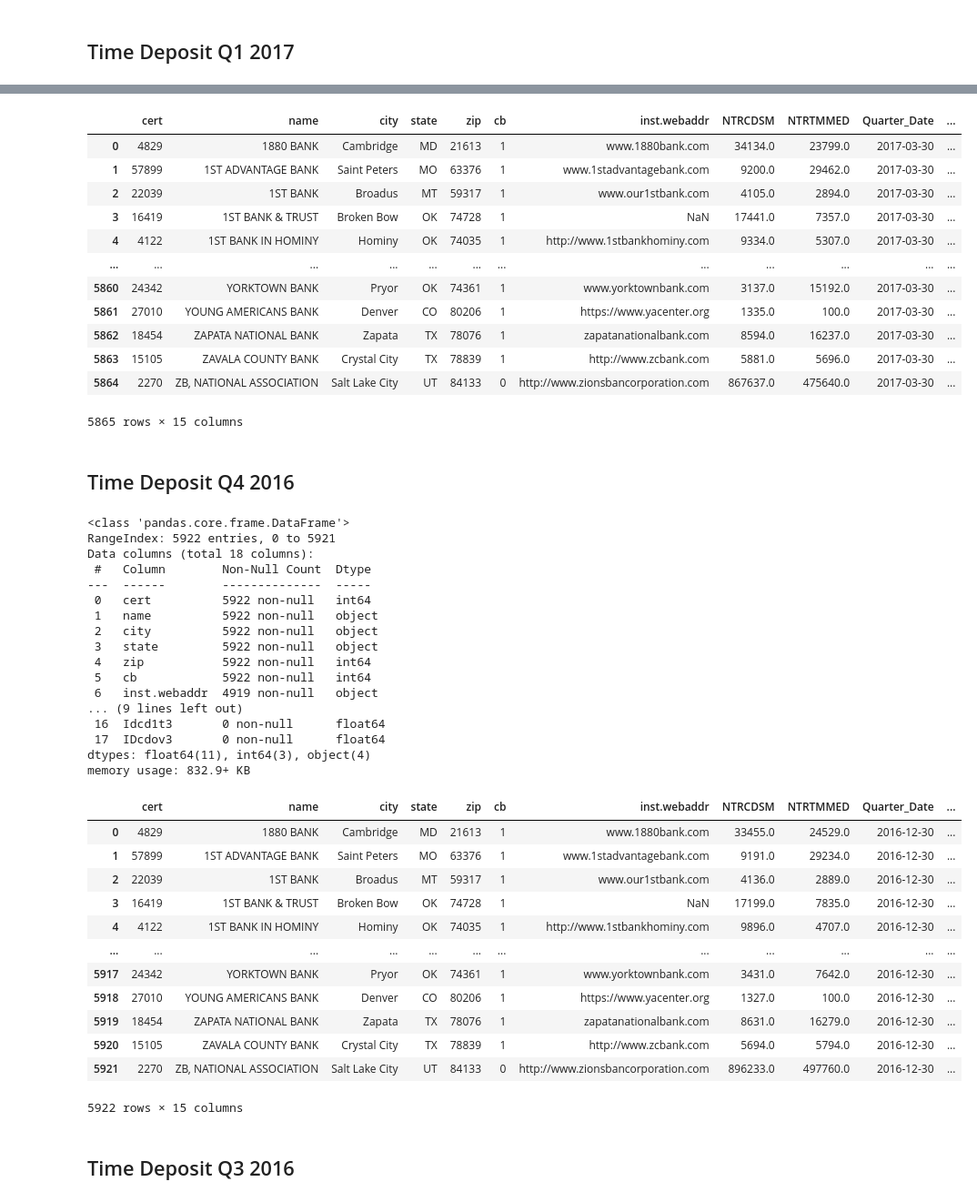
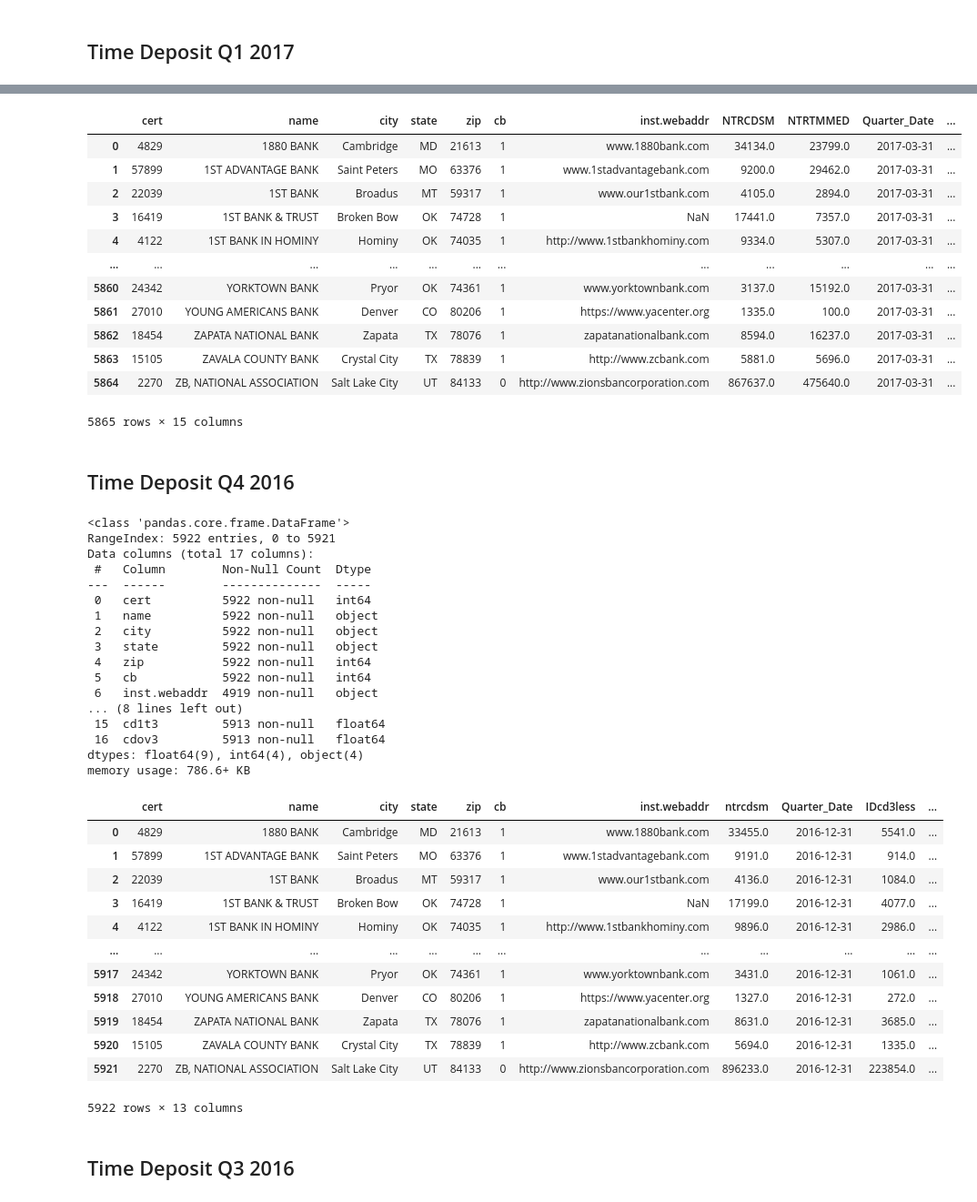
Before and after one commit to StephanieChew-nyc/Stephanie_Chew_Capstone_4, a Jupyter notebook: Stephanie_Chew_Capstone_4.ipynb, the cells around one changed output, grey strips where cells are left out. Shown at 91% size. Saved outputs shown, nothing was run; the diff lists cells and outputs as text; code cells hidden in the pictures.

```diff
--- a/Stephanie_Chew_Capstone_4.ipynb
+++ b/Stephanie_Chew_Capstone_4.ipynb
@@ -840,7 +847,7 @@ Data columns (total 18 columns):
 dtypes: float64(11), int64(3), object(4)
 memory usage: 824.9+ KB
 # %%
-time_dep_q12017['Quarter_Date'] = '03-30-2017'
+time_dep_q12017['Quarter_Date'] = '03-31-2017'
 
 time_dep_q12017 = time_dep_q12017[['cert', 'name', 'city', 'state', 'zip', 'cb', 'inst.webaddr', 'NTRCDSM','NTRTMMED', 'Quarter_Date','IDcd3less', 'IDcd3t12s', 'IDcd1t3s', 'IDcdov3s','NTRTMLGJ']]
 
@@ -848,22 +855,22 @@ time_dep_q12017['Quarter_Date'] = pd.to_datetime(time_dep_q12017['Quarter_Date']
 time_dep_q12017
 # %% [output]
 |  | cert | name | city | state | zip | cb | inst.webaddr | NTRCDSM | NTRTMMED | Quarter_Date | ... |
-| 0 | 4829 | 1880 BANK | Cambridge | MD | 21613 | 1 | www.1880bank.com | 34134.0 | 23799.0 | 2017-03-30 | ... |
-| 1 | 57899 | 1ST ADVANTAGE BANK | Saint Peters | MO | 63376 | 1 | www.1stadvantagebank.com | 9200.0 | 29462.0 | 2017-03-30 | ... |
-| 2 | 22039 | 1ST BANK | Broadus | MT | 59317 | 1 | www.our1stbank.com | 4105.0 | 2894.0 | 2017-03-30 | ... |
-| 3 | 16419 | 1ST BANK & TRUST | Broken Bow | OK | 74728 | 1 | NaN | 17441.0 | 7357.0 | 2017-03-30 | ... |
-| 4 | 4122 | 1ST BANK IN HOMINY | Hominy | OK | 74035 | 1 | http://www.1stbankhominy.com | 9334.0 | 5307.0 | 2017-03-30 | ... |
+| 0 | 4829 | 1880 BANK | Cambridge | MD | 21613 | 1 | www.1880bank.com | 34134.0 | 23799.0 | 2017-03-31 | ... |
+| 1 | 57899 | 1ST ADVANTAGE BANK | Saint Peters | MO | 63376 | 1 | www.1stadvantagebank.com | 9200.0 | 29462.0 | 2017-03-31 | ... |
+| 2 | 22039 | 1ST BANK | Broadus | MT | 59317 | 1 | www.our1stbank.com | 4105.0 | 2894.0 | 2017-03-31 | ... |
+| 3 | 16419 | 1ST BANK & TRUST | Broken Bow | OK | 74728 | 1 | NaN | 17441.0 | 7357.0 | 2017-03-31 | ... |
+| 4 | 4122 | 1ST BANK IN HOMINY | Hominy | OK | 74035 | 1 | http://www.1stbankhominy.com | 9334.0 | 5307.0 | 2017-03-31 | ... |
 | ... | ... | ... | ... | ... | ... | ... | ... | ... | ... | ... | ... |
-| 5860 | 24342 | YORKTOWN BANK | Pryor | OK | 74361 | 1 | www.yorktownbank.com | 3137.0 | 15192.0 | 2017-03-30 | ... |
-| 5861 | 27010 | YOUNG AMERICANS BANK | Denver | CO | 80206 | 1 | https://www.yacenter.org | 1335.0 | 100.0 | 2017-03-30 | ... |
-| 5862 | 18454 | ZAPATA NATIONAL BANK | Zapata | TX | 78076 | 1 | zapatanationalbank.com | 8594.0 | 16237.0 | 2017-03-30 | ... |
-| 5863 | 15105 | ZAVALA COUNTY BANK | Crystal City | TX | 78839 | 1 | http://www.zcbank.com | 5881.0 | 5696.0 | 2017-03-30 | ... |
-| 5864 | 2270 | ZB, NATIONAL ASSOCIATION | Salt Lake City | UT | 84133 | 0 | http://www.zionsbancorporation.com | 867637.0 | 475640.0 | 2017-03-30 | ... |
+| 5860 | 24342 | YORKTOWN BANK | Pryor | OK | 74361 | 1 | www.yorktownbank.com | 3137.0 | 15192.0 | 2017-03-31 | ... |
+| 5861 | 27010 | YOUNG AMERICANS BANK | Denver | CO | 80206 | 1 | https://www.yacenter.org | 1335.0 | 100.0 | 2017-03-31 | ... |
+| 5862 | 18454 | ZAPATA NATIONAL BANK | Zapata | TX | 78076 | 1 | zapatanationalbank.com | 8594.0 | 16237.0 | 2017-03-31 | ... |
+| 5863 | 15105 | ZAVALA COUNTY BANK | Crystal City | TX | 78839 | 1 | http://www.zcbank.com | 5881.0 | 5696.0 | 2017-03-31 | ... |
+| 5864 | 2270 | ZB, NATIONAL ASSOCIATION | Salt Lake City | UT | 84133 | 0 | http://www.zionsbancorporation.com | 867637.0 | 475640.0 | 2017-03-31 | ... |
 5865 rows × 15 columns
 # %% [markdown]
 ## Time Deposit Q4 2016
 # %%
-time_dep_q42016 = pd.read_csv('Datasets/All_Reports_20161231_Time Deposits at the $250,000 Threshold.csv')
+time_dep_q42016 = pd.read_csv('Datasets/All_Reports_20161231_Time Deposits at the $100,000 Threshold.csv')
 
 time_dep_q42016.drop(time_dep_q42016.iloc[:, 1:4], axis=1, inplace=True)
 time_dep_q42016.drop(time_dep_q42016.iloc[:, 5:33], axis=1, inplace=True)
@@ -873,7 +880,7 @@ time_dep_q42016.info()
 # %% [output]
 <class 'pandas.core.frame.DataFrame'>
 RangeIndex: 5922 entries, 0 to 5921
-Data columns (total 18 columns):
+Data columns (total 17 columns):
  #   Column        Non-Null Count  Dtype
 ---  ------        --------------  -----
  0   cert          5922 non-null   int64
@@ -883,32 +890,34 @@ Data columns (total 18 columns):
  4   zip           5922 non-null   int64
  5   cb            5922 non-null   int64
  6   inst.webaddr  4919 non-null   object
-... (9 lines left out)
- 16  Idcd1t3       0 non-null      float64
- 17  IDcdov3       0 non-null      float64
-dtypes: float64(11), int64(3), object(4)
-memory usage: 832.9+ KB
+... (8 lines left out)
+ 15  cd1t3         5913 non-null   float64
+ 16  cdov3         5913 non-null   float64
+dtypes: float64(9), int64(4), object(4)
+memory usage: 786.6+ KB
 # %%
-time_dep_q42016['Quarter_Date'] = '12-30-2016'
+time_dep_q42016['Quarter_Date'] = '12-31-2016'
 
-time_dep_q42016 = time_dep_q42016[['cert', 'name', 'city', 'state', 'zip', 'cb', 'inst.webaddr', 'NTRCDSM','NTRTMMED', 'Quarter_Date','IDcd3less', 'IDcd3t12s', 'IDcd1t3s', 'IDcdov3s','NTRTMLGJ']]
+#time_dep_q42016 = time_dep_q42016[['cert', 'name', 'city', 'state', 'zip', 'cb', 'inst.webaddr', 'ntrcdsm', 'Quarter_Date','cd3less', 'cd3t12s', 'cd1t3s', 'cdov3s']]
 
 time_dep_q42016['Quarter_Date'] = pd.to_datetime(time_dep_q42016['Quarter_Date'])
+
+time_dep_q42016.columns = ['cert', 'name', 'city', 'state', 'zip', 'cb', 'inst.webaddr', 'ntrcdsm', 'Quarter_Date','IDcd3less', 'IDcd3t12s', 'IDcd1t3s', 'IDcdov3s',]
 time_dep_q42016
 # %% [output]
-|  | cert | name | city | state | zip | cb | inst.webaddr | NTRCDSM | NTRTMMED | Quarter_Date | ... |
-| 0 | 4829 | 1880 BANK | Cambridge | MD | 21613 | 1 | www.1880bank.com | 33455.0 | 24529.0 | 2016-12-30 | ... |
-| 1 | 57899 | 1ST ADVANTAGE BANK | Saint Peters | MO | 63376 | 1 | www.1stadvantagebank.com | 9191.0 | 29234.0 | 2016-12-30 | ... |
-| 2 | 22039 | 1ST BANK | Broadus | MT | 59317 | 1 | www.our1stbank.com | 4136.0 | 2889.0 | 2016-12-30 | ... |
-| 3 | 16419 | 1ST BANK & TRUST | Broken Bow | OK | 74728 | 1 | NaN | 17199.0 | 7835.0 | 2016-12-30 | ... |
-| 4 | 4122 | 1ST BANK IN HOMINY | Hominy | OK | 74035 | 1 | http://www.1stbankhominy.com | 9896.0 | 4707.0 | 2016-12-30 | ... |
+|  | cert | name | city | state | zip | cb | inst.webaddr | ntrcdsm | Quarter_Date | IDcd3less | ... |
+| 0 | 4829 | 1880 BANK | Cambridge | MD | 21613 | 1 | www.1880bank.com | 33455.0 | 2016-12-31 | 5541.0 | ... |
+| 1 | 57899 | 1ST ADVANTAGE BANK | Saint Peters | MO | 63376 | 1 | www.1stadvantagebank.com | 9191.0 | 2016-12-31 | 914.0 | ... |
+| 2 | 22039 | 1ST BANK | Broadus | MT | 59317 | 1 | www.our1stbank.com | 4136.0 | 2016-12-31 | 1084.0 | ... |
+| 3 | 16419 | 1ST BANK & TRUST | Broken Bow | OK | 74728 | 1 | NaN | 17199.0 | 2016-12-31 | 4077.0 | ... |
+| 4 | 4122 | 1ST BANK IN HOMINY | Hominy | OK | 74035 | 1 | http://www.1stbankhominy.com | 9896.0 | 2016-12-31 | 2986.0 | ... |
 | ... | ... | ... | ... | ... | ... | ... | ... | ... | ... | ... | ... |
-| 5917 | 24342 | YORKTOWN BANK | Pryor | OK | 74361 | 1 | www.yorktownbank.com | 3431.0 | 7642.0 | 2016-12-30 | ... |
-| 5918 | 27010 | YOUNG AMERICANS BANK | Denver | CO | 80206 | 1 | https://www.yacenter.org | 1327.0 | 100.0 | 2016-12-30 | ... |
-| 5919 | 18454 | ZAPATA NATIONAL BANK | Zapata | TX | 78076 | 1 | zapatanationalbank.com | 8631.0 | 16279.0 | 2016-12-30 | ... |
-| 5920 | 15105 | ZAVALA COUNTY BANK | Crystal City | TX | 78839 | 1 | http://www.zcbank.com | 5694.0 | 5794.0 | 2016-12-30 | ... |
-| 5921 | 2270 | ZB, NATIONAL ASSOCIATION | Salt Lake City | UT | 84133 | 0 | http://www.zionsbancorporation.com | 896233.0 | 497760.0 | 2016-12-30 | ... |
+| 5917 | 24342 | YORKTOWN BANK | Pryor | OK | 74361 | 1 | www.yorktownbank.com | 3431.0 | 2016-12-31 | 1061.0 | ... |
+| 5918 | 27010 | YOUNG AMERICANS BANK | Denver | CO | 80206 | 1 | https://www.yacenter.org | 1327.0 | 2016-12-31 | 272.0 | ... |
+| 5919 | 18454 | ZAPATA NATIONAL BANK | Zapata | TX | 78076 | 1 | zapatanationalbank.com | 8631.0 | 2016-12-31 | 3685.0 | ... |
+| 5920 | 15105 | ZAVALA COUNTY BANK | Crystal City | TX | 78839 | 1 | http://www.zcbank.com | 5694.0 | 2016-12-31 | 1335.0 | ... |
+| 5921 | 2270 | ZB, NATIONAL ASSOCIATION | Salt Lake City | UT | 84133 | 0 | http://www.zionsbancorporation.com | 896233.0 | 2016-12-31 | 223854.0 | ... |
-5922 rows × 15 columns
+5922 rows × 13 columns
 # %% [markdown]
 ## Time Deposit Q3 2016
 # %%
```
Also changed, not shown: parts of 26 cells of this notebook, 20 other files.
